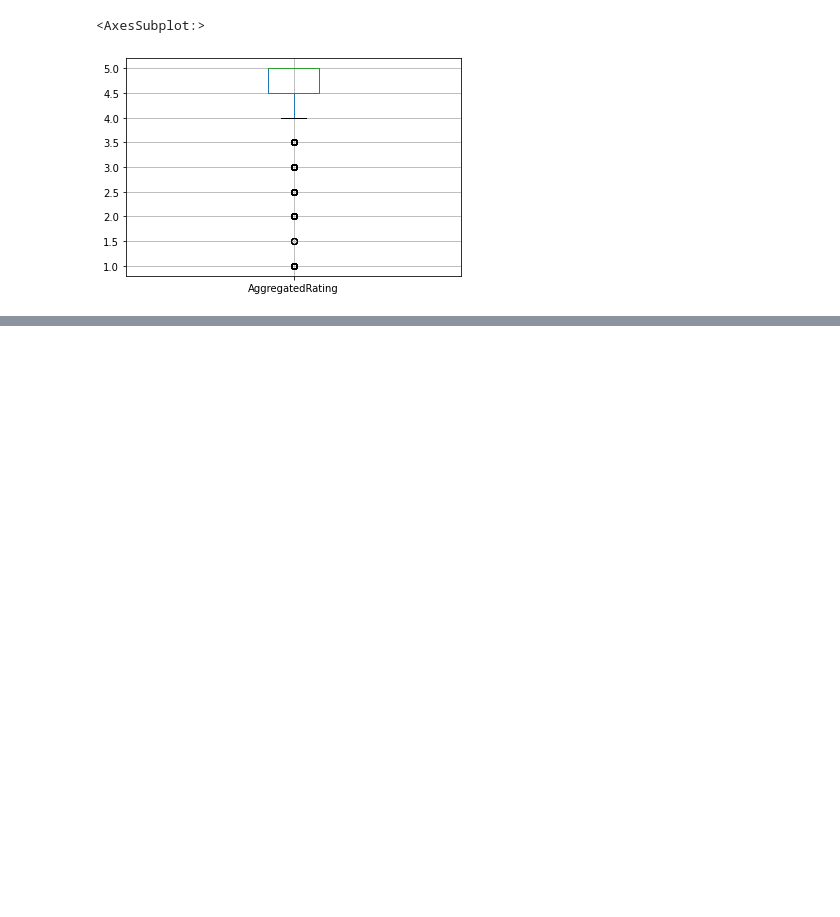
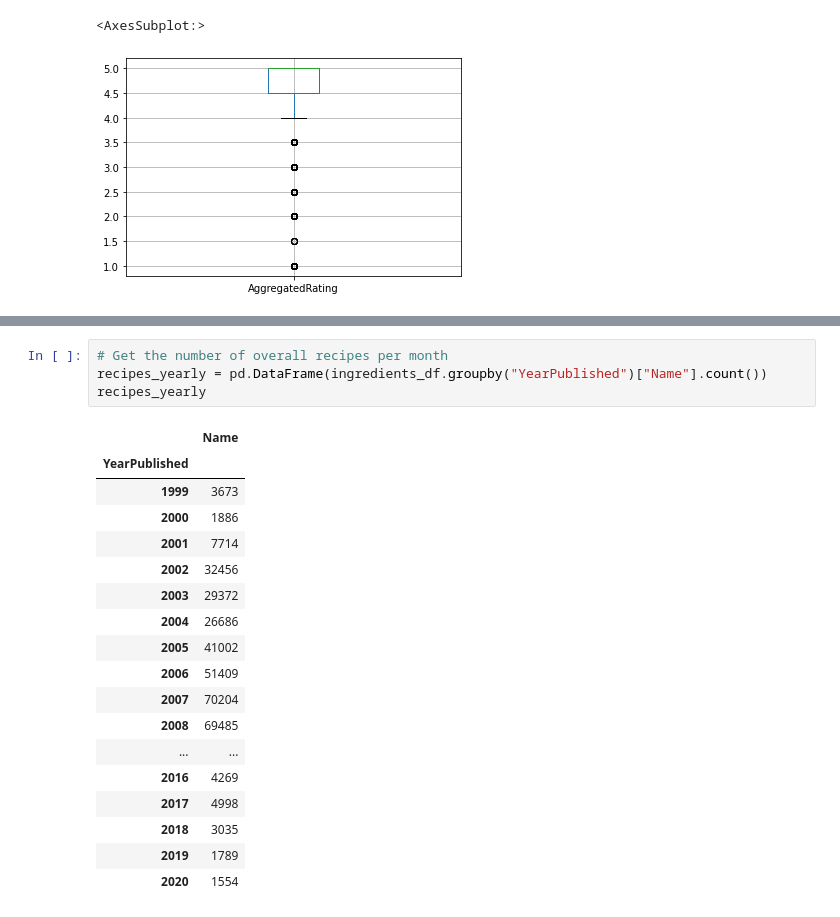
Before and after one commit to JenniferM-BShulyak/recipes_full, a Jupyter notebook: setup_exploration.ipynb, the cells around one changed output, grey strips where cells are left out. Saved outputs shown, nothing was run; the diff lists cells and outputs as text; blank space fills up the shorter version.

```diff
--- a/setup_exploration.ipynb
+++ b/setup_exploration.ipynb
@@ -264,0 +306,23 @@ dessert_ratings.boxplot()
+# %%
+# Get the number of overall recipes per month
+recipes_yearly = pd.DataFrame(ingredients_df.groupby("YearPublished")["Name"].count())
+recipes_yearly
+# %% [output]
+|  | Name |
+| YearPublished |  |
+| 1999 | 3673 |
+| 2000 | 1886 |
+| 2001 | 7714 |
+| 2002 | 32456 |
+| 2003 | 29372 |
+| 2004 | 26686 |
+| 2005 | 41002 |
+| 2006 | 51409 |
+| 2007 | 70204 |
+| 2008 | 69485 |
+| ... | ... |
+| 2016 | 4269 |
+| 2017 | 4998 |
+| 2018 | 3035 |
+| 2019 | 1789 |
+| 2020 | 1554 |
```
Also changed, not shown: parts of 8 cells of this notebook.
